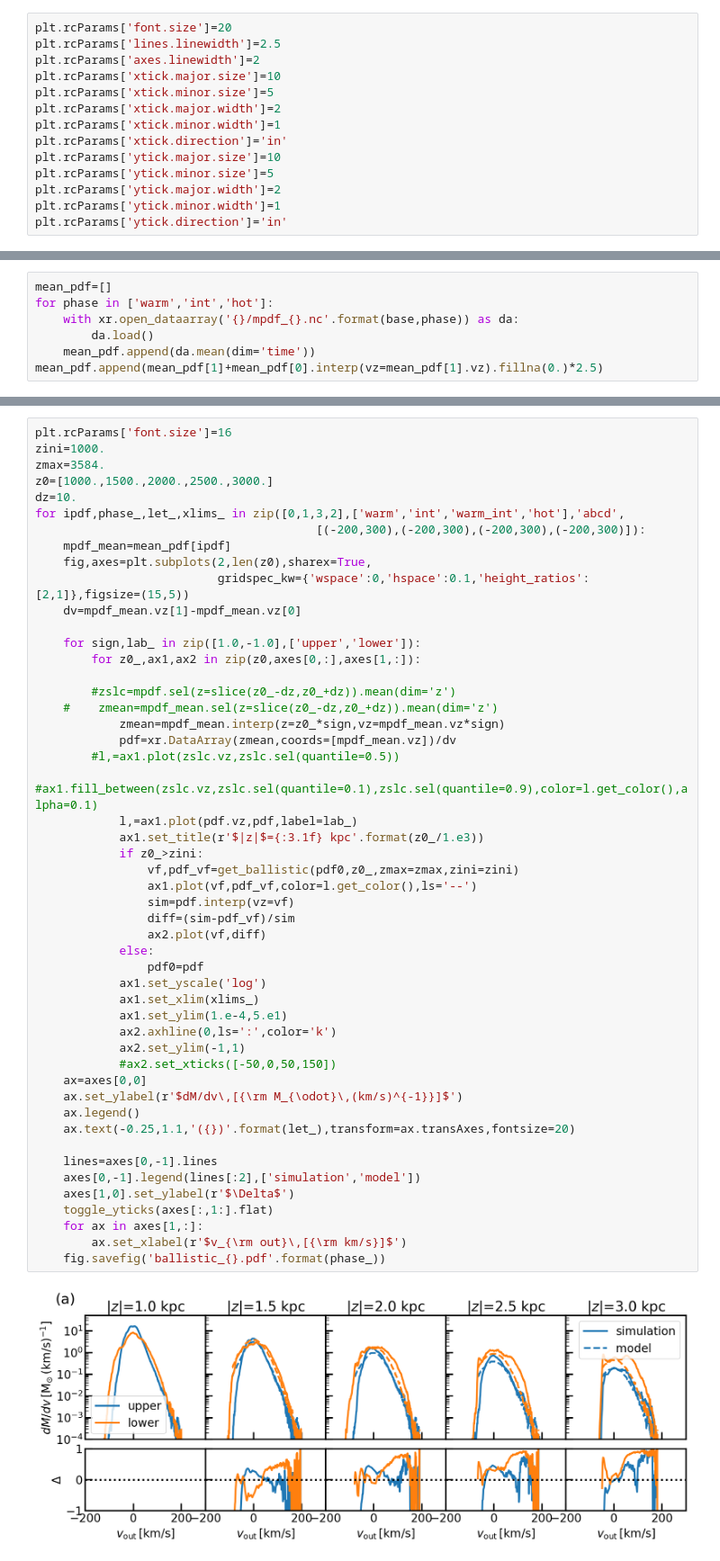
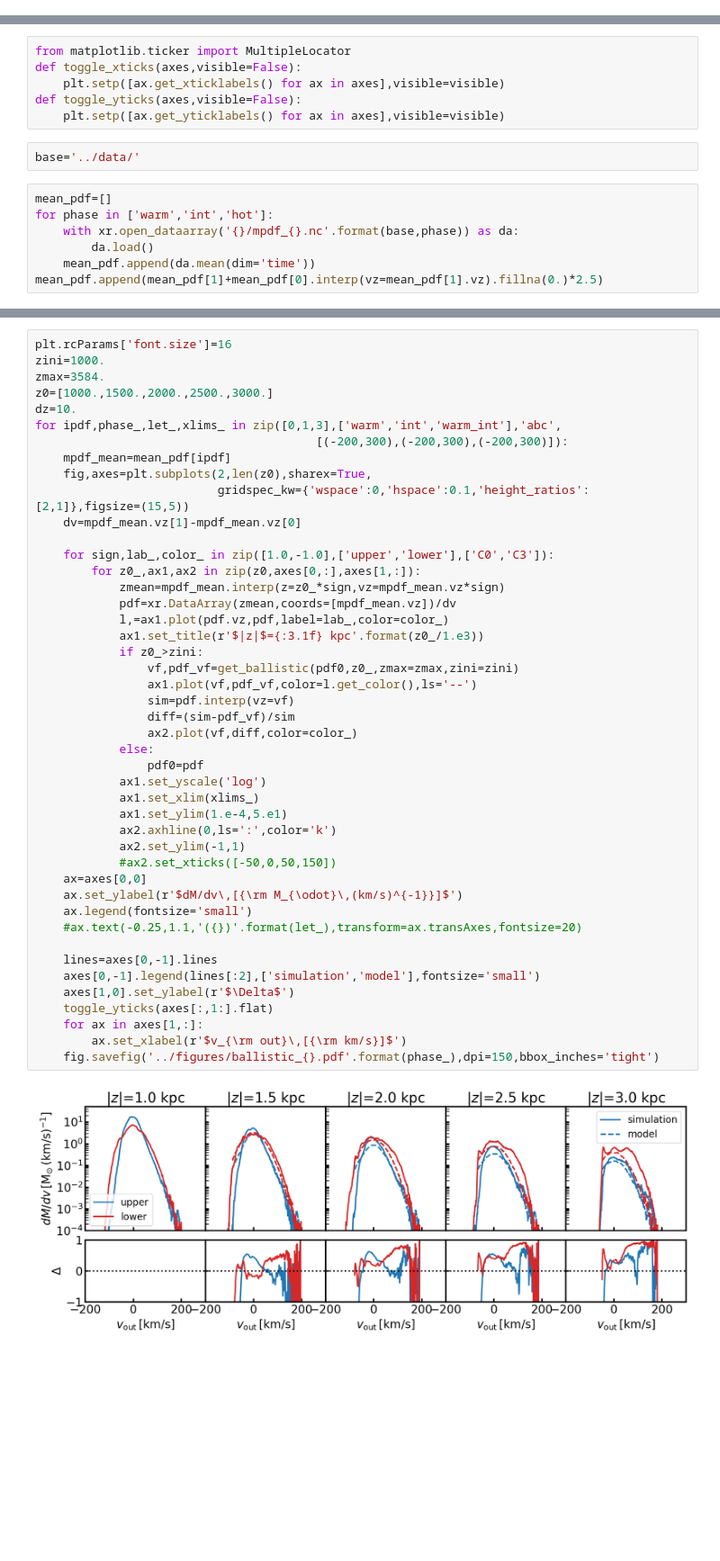
Before and after one commit to changgoo/TIGRESS_outflow, a Jupyter notebook: notebooks/ballistic_model.ipynb, the cells around one changed output, grey strips where cells are left out. Shown at 90% size. Drawn from its saved outputs; the diff is of its cells as text; blank space fills up the shorter version.

Commit message:
Update figures

```diff
--- a/notebooks/ballistic_model.ipynb
+++ b/notebooks/ballistic_model.ipynb
@@ -12,17 +12,3 @@ import astropy
 import pickle as p
 import glob
 from matplotlib.colors import LogNorm,SymLogNorm,Normalize
-# %%
-plt.rcParams['font.size']=20
-plt.rcParams['lines.linewidth']=2.5
-plt.rcParams['axes.linewidth']=2
-plt.rcParams['xtick.major.size']=10
-plt.rcParams['xtick.minor.size']=5
-plt.rcParams['xtick.major.width']=2
-plt.rcParams['xtick.minor.width']=1
-plt.rcParams['xtick.direction']='in'
-plt.rcParams['ytick.major.size']=10
-plt.rcParams['ytick.minor.size']=5
-plt.rcParams['ytick.major.width']=2
-plt.rcParams['ytick.minor.width']=1
-plt.rcParams['ytick.direction']='in'
@@ -60,3 +64,11 @@ base='/Users/ckim/Research/TIGRESS/MHD_4pc_new'
+# %%
+from matplotlib.ticker import MultipleLocator
+def toggle_xticks(axes,visible=False):
+    plt.setp([ax.get_xticklabels() for ax in axes],visible=visible)
+def toggle_yticks(axes,visible=False):
+    plt.setp([ax.get_yticklabels() for ax in axes],visible=visible)
+# %%
+base='../data/'
 # %%
 mean_pdf=[]
 for phase in ['warm','int','hot']:
@@ -77,49 +82,44 @@ zini=1000.
 zmax=3584.
 z0=[1000.,1500.,2000.,2500.,3000.]
 dz=10.
-for ipdf,phase_,let_,xlims_ in zip([0,1,3,2],['warm','int','warm_int','hot'],'abcd',
-                                        [(-200,300),(-200,300),(-200,300),(-200,300)]):
+for ipdf,phase_,let_,xlims_ in zip([0,1,3],['warm','int','warm_int'],'abc',
+                                        [(-200,300),(-200,300),(-200,300)]):
     mpdf_mean=mean_pdf[ipdf]
     fig,axes=plt.subplots(2,len(z0),sharex=True,
                           gridspec_kw={'wspace':0,'hspace':0.1,'height_ratios':[2,1]},figsize=(15,5))
     dv=mpdf_mean.vz[1]-mpdf_mean.vz[0]
 
-    for sign,lab_ in zip([1.0,-1.0],['upper','lower']):
+    for sign,lab_,color_ in zip([1.0,-1.0],['upper','lower'],['C0','C3']):
         for z0_,ax1,ax2 in zip(z0,axes[0,:],axes[1,:]):
-
-        #zslc=mpdf.sel(z=slice(z0_-dz,z0_+dz)).mean(dim='z')
-    #    zmean=mpdf_mean.sel(z=slice(z0_-dz,z0_+dz)).mean(dim='z')
             zmean=mpdf_mean.interp(z=z0_*sign,vz=mpdf_mean.vz*sign)
             pdf=xr.DataArray(zmean,coords=[mpdf_mean.vz])/dv
-        #l,=ax1.plot(zslc.vz,zslc.sel(quantile=0.5))
-        #ax1.fill_between(zslc.vz,zslc.sel(quantile=0.1),zslc.sel(quantile=0.9),color=l.get_color(),alpha=0.1)
-            l,=ax1.plot(pdf.vz,pdf,label=lab_)
+            l,=ax1.plot(pdf.vz,pdf,label=lab_,color=color_)
             ax1.set_title(r'$|z|$={:3.1f} kpc'.format(z0_/1.e3))
             if z0_>zini:
                 vf,pdf_vf=get_ballistic(pdf0,z0_,zmax=zmax,zini=zini)
                 ax1.plot(vf,pdf_vf,color=l.get_color(),ls='--')
                 sim=pdf.interp(vz=vf)
                 diff=(sim-pdf_vf)/sim
-                ax2.plot(vf,diff)
+                ax2.plot(vf,diff,color=color_)
             else:
                 pdf0=pdf
             ax1.set_yscale('log')
             ax1.set_xlim(xlims_)
             ax1.set_ylim(1.e-4,5.e1)
             ax2.axhline(0,ls=':',color='k')
             ax2.set_ylim(-1,1)
             #ax2.set_xticks([-50,0,50,150])
     ax=axes[0,0]
     ax.set_ylabel(r'$dM/dv\,[{\rm M_{\odot}\,(km/s)^{-1}}]$')
-    ax.legend()
-    ax.text(-0.25,1.1,'({})'.format(let_),transform=ax.transAxes,fontsize=20)
+    ax.legend(fontsize='small')
+    #ax.text(-0.25,1.1,'({})'.format(let_),transform=ax.transAxes,fontsize=20)
 
     lines=axes[0,-1].lines
-    axes[0,-1].legend(lines[:2],['simulation','model'])
+    axes[0,-1].legend(lines[:2],['simulation','model'],fontsize='small')
     axes[1,0].set_ylabel(r'$\Delta$')
     toggle_yticks(axes[:,1:].flat)
     for ax in axes[1,:]:
         ax.set_xlabel(r'$v_{\rm out}\,[{\rm km/s}]$')
-    fig.savefig('ballistic_{}.pdf'.format(phase_))
+    fig.savefig('../figures/ballistic_{}.pdf'.format(phase_),dpi=150,bbox_inches='tight')
 # %% [output]
-[figure, old version]
+[figure, new version]
```
Also changed, not shown: parts of 9 cells of this notebook, 18 other files.
